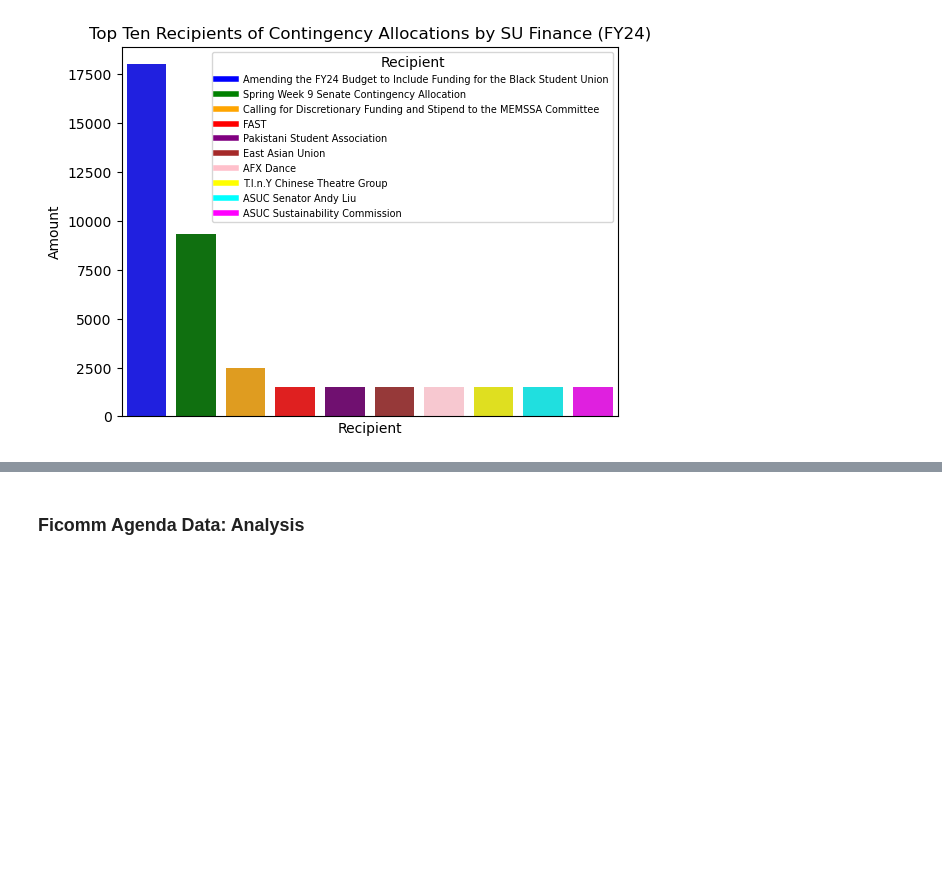
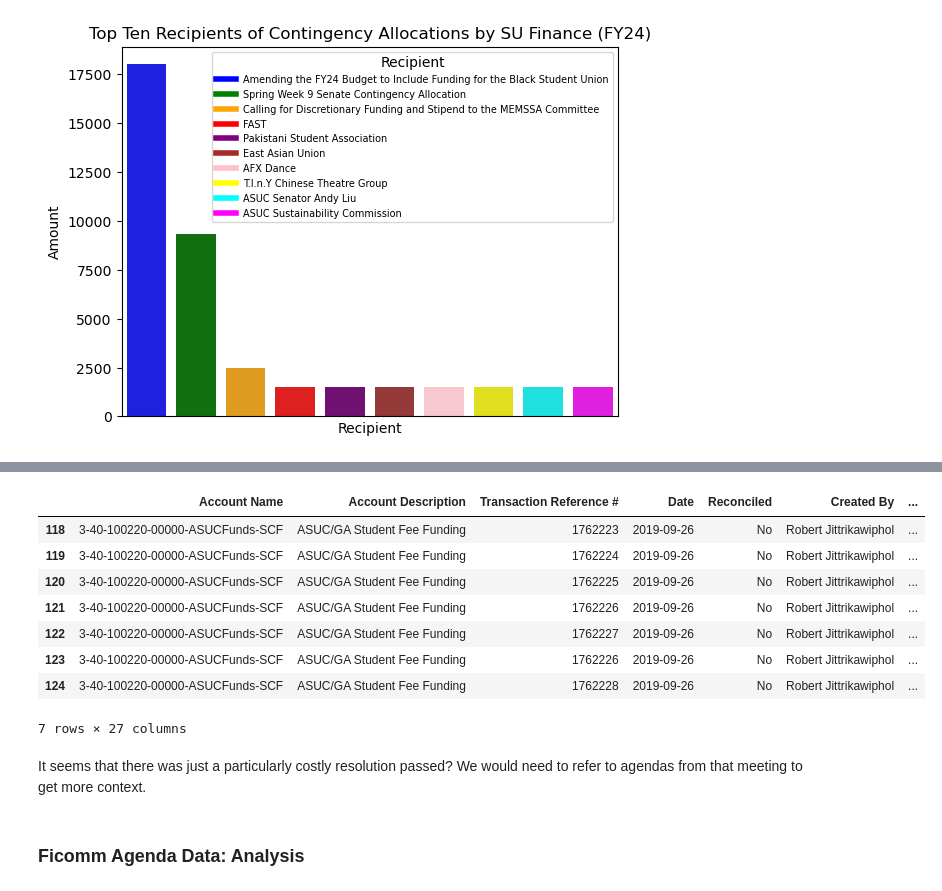
Before and after one commit to J-Ngaiii/ASUC-FY24-Datasets, a Jupyter notebook: ASUC_FY24_Datasets.ipynb, the cells around one changed output, grey strips where cells are left out. Saved outputs shown, nothing was run; the diff lists cells and outputs as text; code cells hidden in the pictures; blank space fills up the shorter version.

```diff
--- a/ASUC_FY24_Datasets.ipynb
+++ b/ASUC_FY24_Datasets.ipynb
@@ -4155,0 +4162,6 @@ Name: Date, dtype: datetime64[ns]
+# %%
+Contingency_Full = pd.read_csv('Cleaned Datasets/SUContingency Master.csv', parse_dates=['Date'])
+Non_Admin_Contin = Contingency_Full[Contingency_Full['Admin'] == 0]
+full_allocation_amounts = Non_Admin_Contin.groupby('Date')['Amount'].agg('sum').reset_index()
+full_allocation_fig = px.line(full_allocation_amounts, x="Date", y="Amount", title='SU Contingency Total $Amt Allocations over Time FY24')
+full_allocation_fig.show()
@@ -4156,3 +4190,17 @@ Name: Date, dtype: datetime64[ns]
+# %%
+Non_Admin_Contin[(Non_Admin_Contin['Date'].dt.year == 2019) & (Non_Admin_Contin['Date'].dt.month == 9) & (Non_Admin_Contin['Date'].dt.day == 26)]
+# %% [output]
+|  | Account Name | Account Description | Transaction Reference # | Date | Reconciled | Created By | ... |
+| 118 | 3-40-100220-00000-ASUCFunds-SCF | ASUC/GA Student Fee Funding | 1762223 | 2019-09-26 | No | Robert Jittrikawiphol | ... |
+| 119 | 3-40-100220-00000-ASUCFunds-SCF | ASUC/GA Student Fee Funding | 1762224 | 2019-09-26 | No | Robert Jittrikawiphol | ... |
+| 120 | 3-40-100220-00000-ASUCFunds-SCF | ASUC/GA Student Fee Funding | 1762225 | 2019-09-26 | No | Robert Jittrikawiphol | ... |
+| 121 | 3-40-100220-00000-ASUCFunds-SCF | ASUC/GA Student Fee Funding | 1762226 | 2019-09-26 | No | Robert Jittrikawiphol | ... |
+| 122 | 3-40-100220-00000-ASUCFunds-SCF | ASUC/GA Student Fee Funding | 1762227 | 2019-09-26 | No | Robert Jittrikawiphol | ... |
+| 123 | 3-40-100220-00000-ASUCFunds-SCF | ASUC/GA Student Fee Funding | 1762226 | 2019-09-26 | No | Robert Jittrikawiphol | ... |
+| 124 | 3-40-100220-00000-ASUCFunds-SCF | ASUC/GA Student Fee Funding | 1762228 | 2019-09-26 | No | Robert Jittrikawiphol | ... |
+7 rows × 27 columns
+# %% [markdown]
+It seems that there was just a particularly costly resolution passed? We would need to refer to agendas from that meeting to get more context.
 # %% [markdown]
 ### Ficomm Agenda Data: Analysis
 # %%
```
Also changed, not shown: parts of 17 cells of this notebook, 2 other files.
